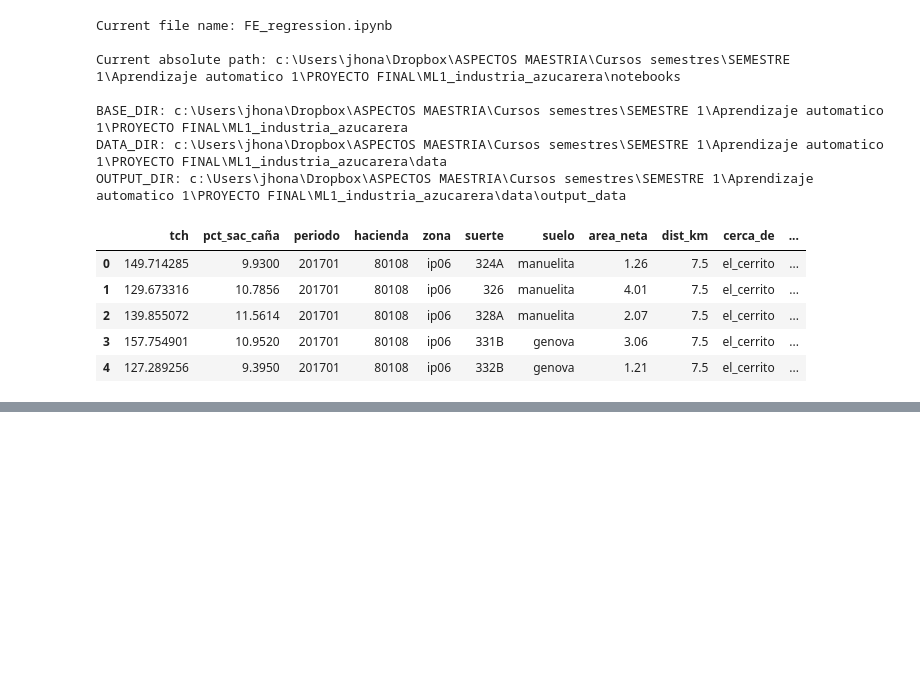
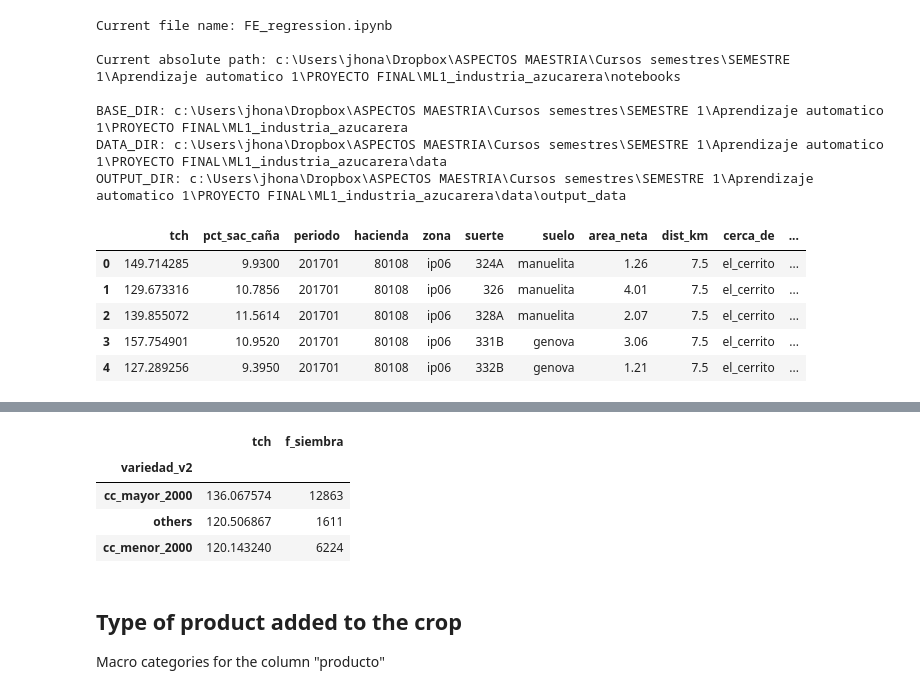
Before and after one commit to JhonattanReales21/ML1_sugar_industry, a Jupyter notebook: notebooks/FE_regression.ipynb, the cells around one changed output, grey strips where cells are left out. Saved outputs shown, nothing was run; the diff lists cells and outputs as text; code cells hidden in the pictures; blank space fills up the shorter version.

```diff
--- a/notebooks/FE_regression.ipynb
+++ b/notebooks/FE_regression.ipynb
@@ -76,0 +125,8 @@ memory usage: 9.3+ MB
+# %%
+# Firts, cast the columns to datetime colums
+df.f_siembra = pd.to_datetime(df.f_siembra)
+df.f_ult_corte = pd.to_datetime(df.f_ult_corte)
+
+# Create the total soil-crop age, by substracting the harvest date and the sowing date, then convert to months
+total_days = (df.f_ult_corte - df.f_siembra).dt.days
+df["edad_siembra_a_ult_cos"] = (total_days - 2) / (365.25 / 12)
@@ -76,0 +189,24 @@ memory usage: 9.3+ MB
+# %%
+df["variedad_v2"] = np.where(
+    (df.variedad.str.contains("cc8")) | (df.variedad.str.contains("cc9")),
+    "cc_menor_2000",
+    np.where(
+        (df.variedad.str.contains("cc0")) | (df.variedad.str.contains("cc1")),
+        "cc_mayor_2000",
+        "others",
+    ),
+)
+# %%
+df.groupby(by="variedad_v2").agg({"tch": "mean", "f_siembra": "count"}).sort_values(
+    by="tch", ascending=False
+)
+# %% [output]
+|  | tch | f_siembra |
+| variedad_v2 |  |  |
+| cc_mayor_2000 | 136.067574 | 12863 |
+| others | 120.506867 | 1611 |
+| cc_menor_2000 | 120.143240 | 6224 |
+# %% [markdown]
+## Type of product added to the crop
+
+Macro categories for the column "producto"
```
Also changed, not shown: parts of 28 cells of this notebook, 1 other file.
